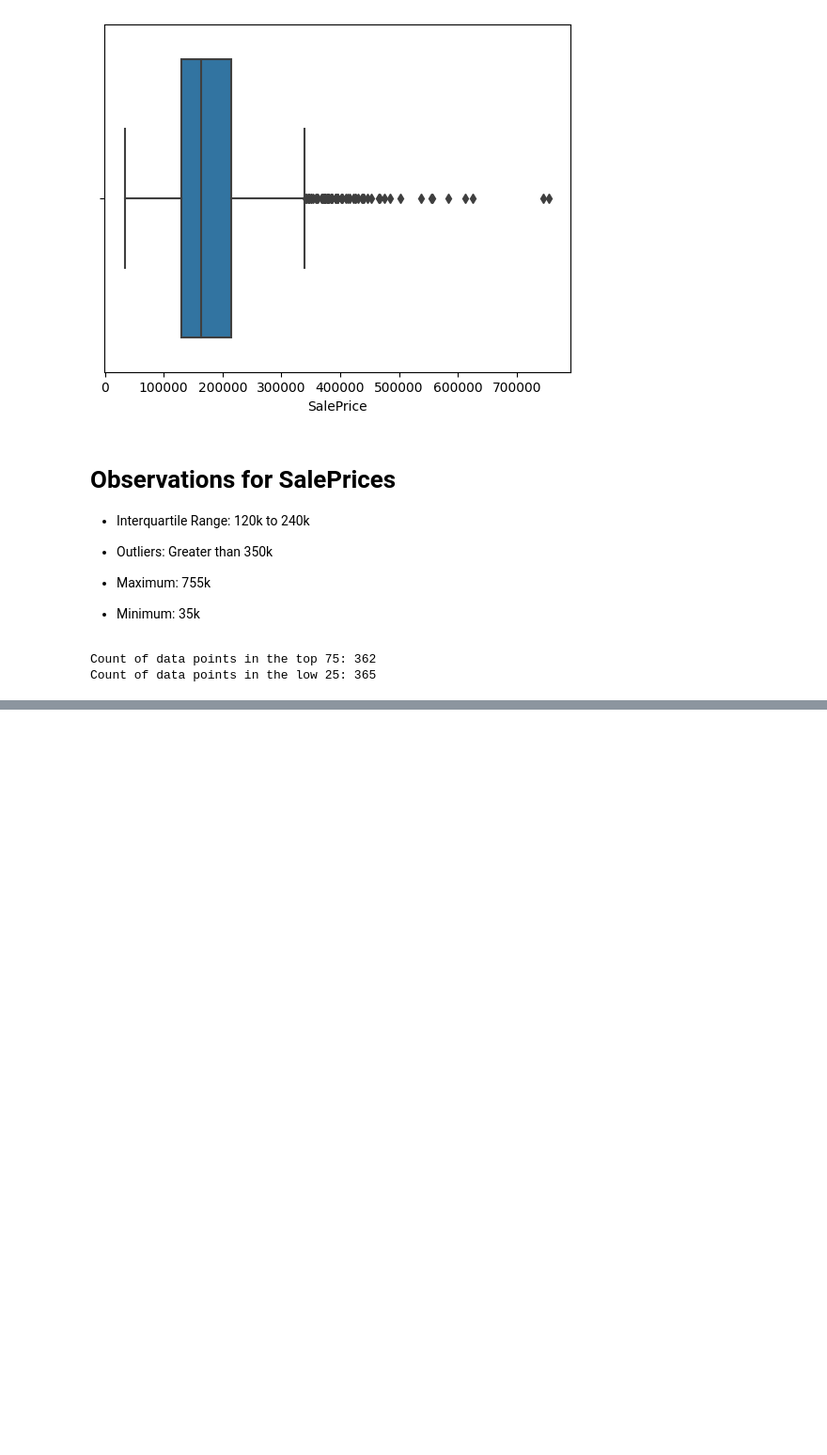
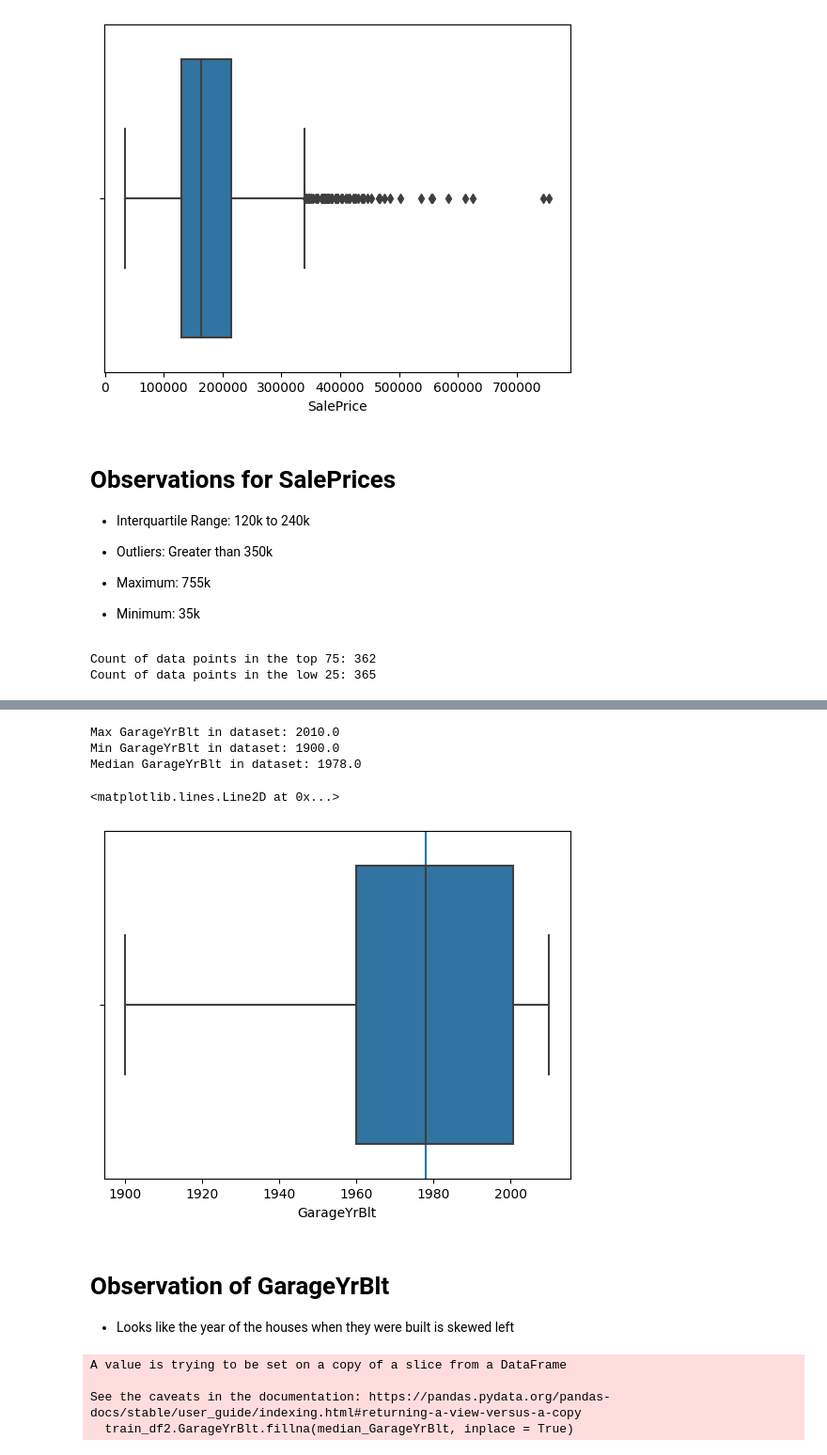
Before and after one commit to jsninoladino/housing_prices, a Jupyter notebook: source/source.ipynb, the cells around one changed output, grey strips where cells are left out. Shown: that part at 94% size. Drawn from its saved outputs; the diff is of its cells as text; code cells hidden in the pictures; blank space fills up the shorter version.

Commit message:
imputing missing values

```diff
--- a/source/source.ipynb
+++ b/source/source.ipynb
@@ -114,3 +119,15 @@ print("Count of data points in the low 25: %s" % len(lower_25))
 # %% [output]
 Count of data points in the top 75: 362
 Count of data points in the low 25: 365
+# %%
+# Calculate IQR
+iqr = third_quant - first_quant
+upper_fence = third_quant + (1.5 * iqr)
+lower_fence = first_quant - (1.5 * iqr)
+
+# Calculate fences
+upper_fence_df = train_df[train_df.SalePrice > upper_fence]
+lower_fence_df = train_df[train_df.SalePrice < lower_fence]
+
+print("Count of data points in the upper fence: %s" % len(upper_fence_df))
+print("Count of data points in the lower fence: %s" % len(lower_fence_df))
@@ -116,0 +137,3 @@ Count of data points in the low 25: 365
+# %%
+# Drop data points that lie outside of fence as some algorithms are sensitive to outliers
+train_df2 = train_df[train_df.SalePrice < upper_fence]
@@ -116,0 +194,32 @@ Count of data points in the low 25: 365
+# %%
+# GarageYrBlt is missing so let's impute the missing values
+# But before that let's look at the distribution of GarageYrBlt
+# Look at the boxplot of GarageYrBlt
+fig, axs = plt.subplots()
+sns.boxplot(data=train_df2,x=train_df2.GarageYrBlt,orient = 'h',ax=axs)
+
+max_GarageYrBlt = train_df2.GarageYrBlt.max()
+median_GarageYrBlt = train_df2.GarageYrBlt.quantile(.5)
+min_GarageYrBlt = train_df2.GarageYrBlt.min()
+print("Max GarageYrBlt in dataset: %s" % max_GarageYrBlt)
+print("Min GarageYrBlt in dataset: %s" % min_GarageYrBlt)
+print("Median GarageYrBlt in dataset: %s" % median_GarageYrBlt)
+
+# Let's look at the median while we are at it.
+axs.axvline(median_GarageYrBlt)
+# %% [output]
+Max GarageYrBlt in dataset: 2010.0
+Min GarageYrBlt in dataset: 1900.0
+Median GarageYrBlt in dataset: 1978.0
+<matplotlib.lines.Line2D at 0x...>
+[figure, added]
+# %% [markdown]
+# Observation of GarageYrBlt
+- Looks like the year of the houses when they were built is skewed left
+# %%
+train_df2.GarageYrBlt.fillna(median_GarageYrBlt, inplace = True)
+# %% [output]
+A value is trying to be set on a copy of a slice from a DataFrame
+
+See the caveats in the documentation: https://pandas.pydata.org/pandas-docs/stable/user_guide/indexing.html#returning-a-view-versus-a-copy
+  train_df2.GarageYrBlt.fillna(median_GarageYrBlt, inplace = True)
```
Also changed, not shown: parts of 9 cells of this notebook.
